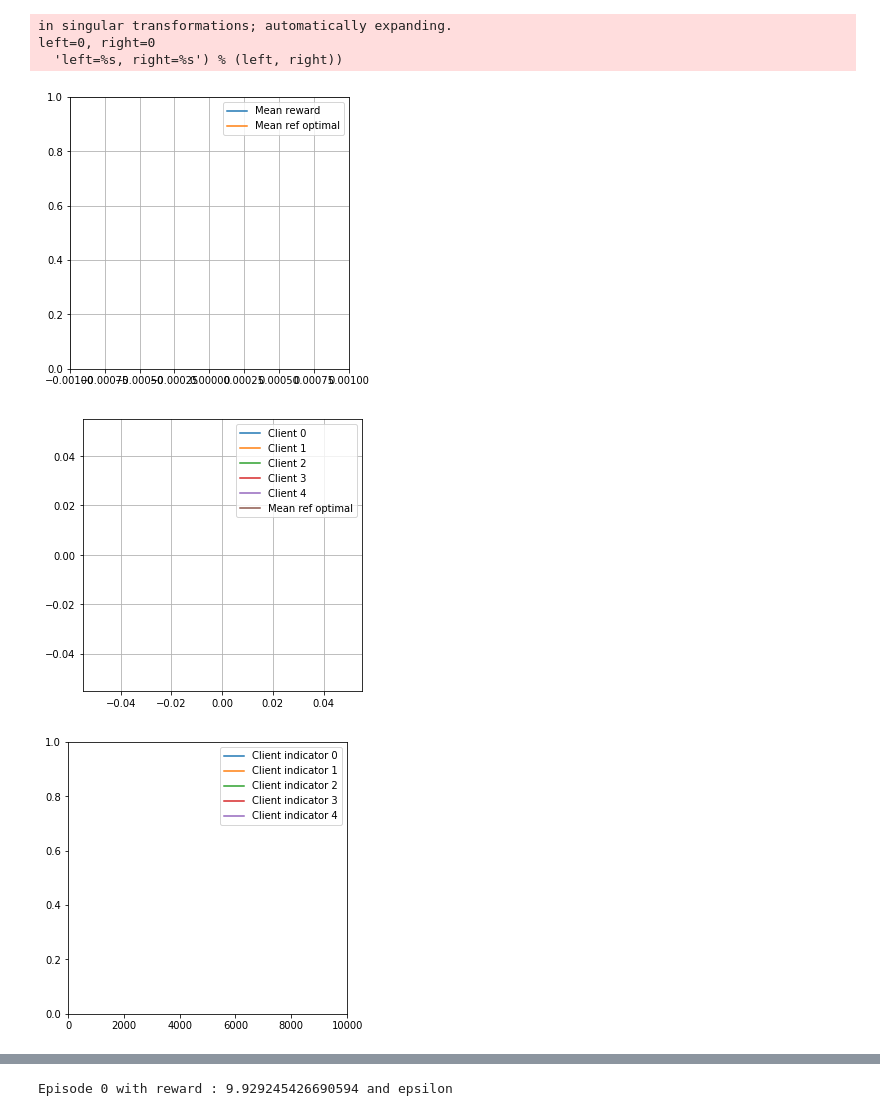
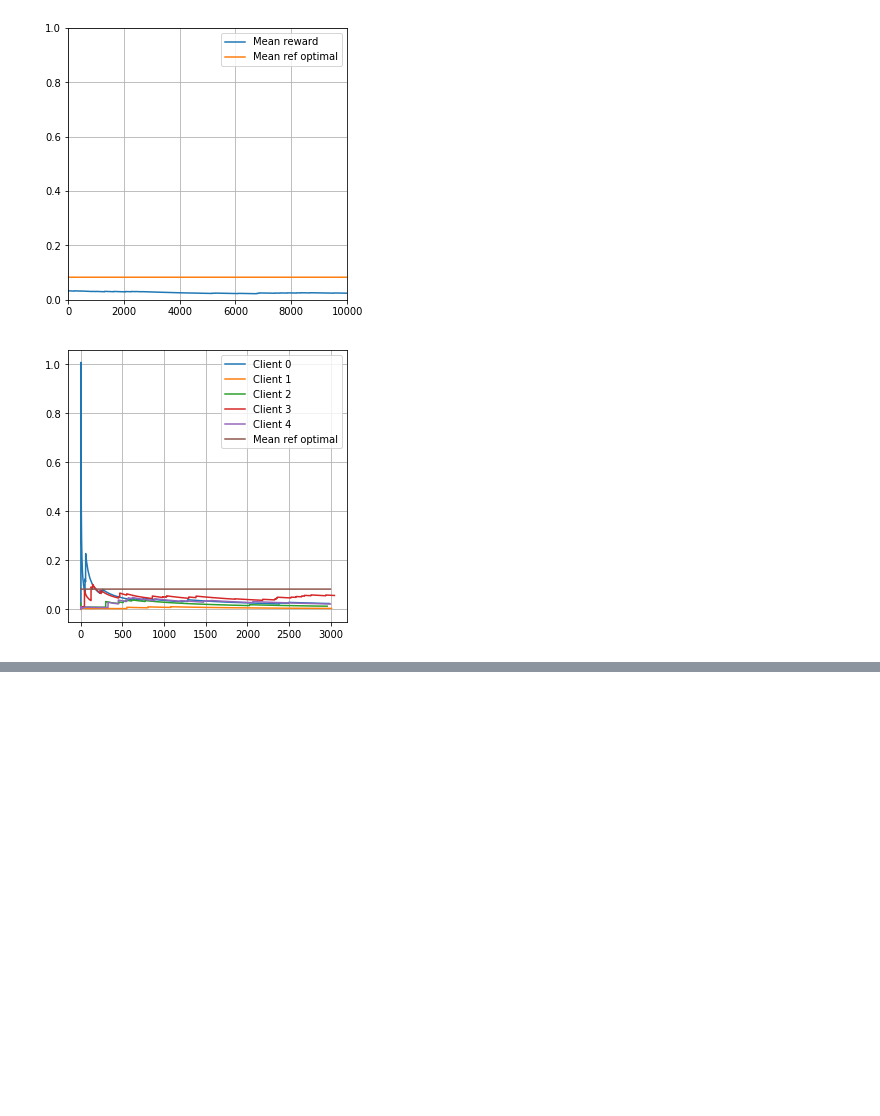
Before and after one commit to Angelaben/Thesis-RL_VP, a Jupyter notebook: Agent/RecommenderMono_Stationary_NC_dqn.ipynb, the cells around one changed output, grey strips where cells are left out. Saved outputs shown, nothing was run; the diff lists cells and outputs as text; code cells hidden in the pictures; blank space fills up the shorter version.

```diff
--- a/Agent/RecommenderMono_Stationary_NC_dqn.ipynb
+++ b/Agent/RecommenderMono_Stationary_NC_dqn.ipynb
@@ -70,10 +70,10 @@ n_client = 5
 n_item = 5
 hidden_layer_size = 128
 learning_rate = 5e-4
-log_delay = 100
+log_delay = 10
 batch_size = 32
-target_update = 50
-epsilon_decay = 10
+target_update = 10
+epsilon_decay = 100
 input_state_size = 1 + (range_color + 1 + n_item)# * n_item
 GAMMA = 0.99
 memory = deque(maxlen = 10000)
@@ -137,7 +137,7 @@ class Runner() :
         self.n_episode = n_episode
         self.batch_size = batch_size
         self.epsilon = np.finfo(np.float32).eps.item()
-        self.logger = Logger.Logger(n_client, env)
+        self.logger = Logger.Logger(n_client, env, 10000)
         self.memory_loss = []
         self.epsilon_explo = 1.0
         self.epsilon_origin = 1.0
@@ -162,44 +162,37 @@ class Runner() :
             if i_episode % self.log_delay == 0 :
                 clear_output(True)
                 self.logger.plot()
-                plt.plot(self.memory_loss, label = "Loss")
-                plt.grid()
-                plt.legend()
-                plt.show()
+
 
             ep_reward = 0
             for t in range(delay) :  # Collect trajectoire
 
                 state = [client_id, items]
                 action = self.model.choose_action(epsilon = self.epsilon_explo, state = state)
                 client_id_next, items, reward = env.step_mono_recommendation(action)
 
                 ep_reward += reward
                 self.logger.add_reward_client(reward, client_id)
                 next_state = [client_id_next, items]
                 self.model.remember(memory = memory, state = state, next_state = next_state, \
                                     action = action, done = not (t < (delay - 1)), reward = reward)
                 client_id = client_id_next
                 if t % target_update == 0 :
                     self.target.load_state_dict(self.model.state_dict())
             replay(modele = self.model, target = self.target, optimizer = self.optimizer, memory = memory)
             if i_episode % self.log_delay == 0 :
                 print("Episode {} with reward : {} and epsilon".format(i_episode, ep_reward, self.epsilon))
 
 
 if __name__ == '__main__' :
     env = env_generator(n_client = n_client, n_item = n_item, nb_color = range_color, range_price = range_price)
 
     runner = Runner(env)
     runner.run()
 
 # TODO :
 # Si un utilisateur a eut une bonne recommendation sa "satisfaction augmente" donc plus de chance d'achat, bonus en % sur chance d'achat
 # Essayer https://arxiv.org/pdf/1810.12027.pdf
 # %% [output]
-in singular transformations; automatically expanding.
-left=0, right=0
-  'left=%s, right=%s') % (left, right))
-[figure, old version]
+[figure, new version]
-[figure, old version]
+[figure, new version]
-[figure, removed]
@@ -207,4 +199,3 @@ left=0, right=0
-Episode 0 with reward : 9.929245426690594 and epsilon
 # %%
 states, actions, next_states, rewards, dones = runner.model.sample(batch_size, memory)
 # %%
```
Also changed, not shown: parts of 12 cells of this notebook, 4 other files.
